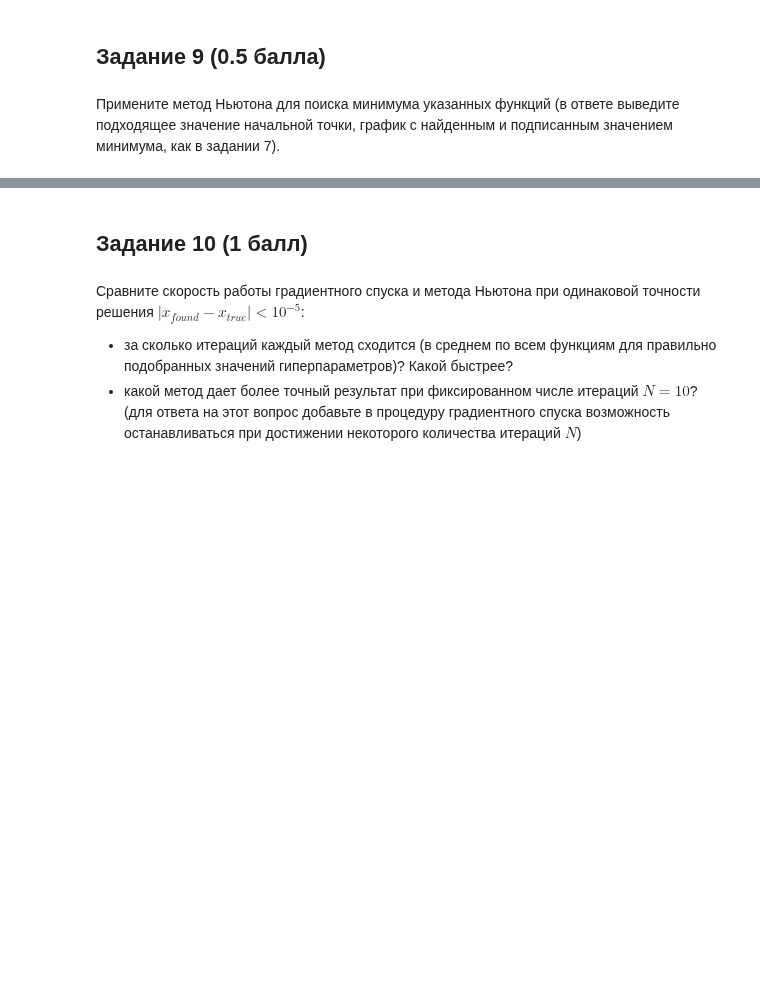
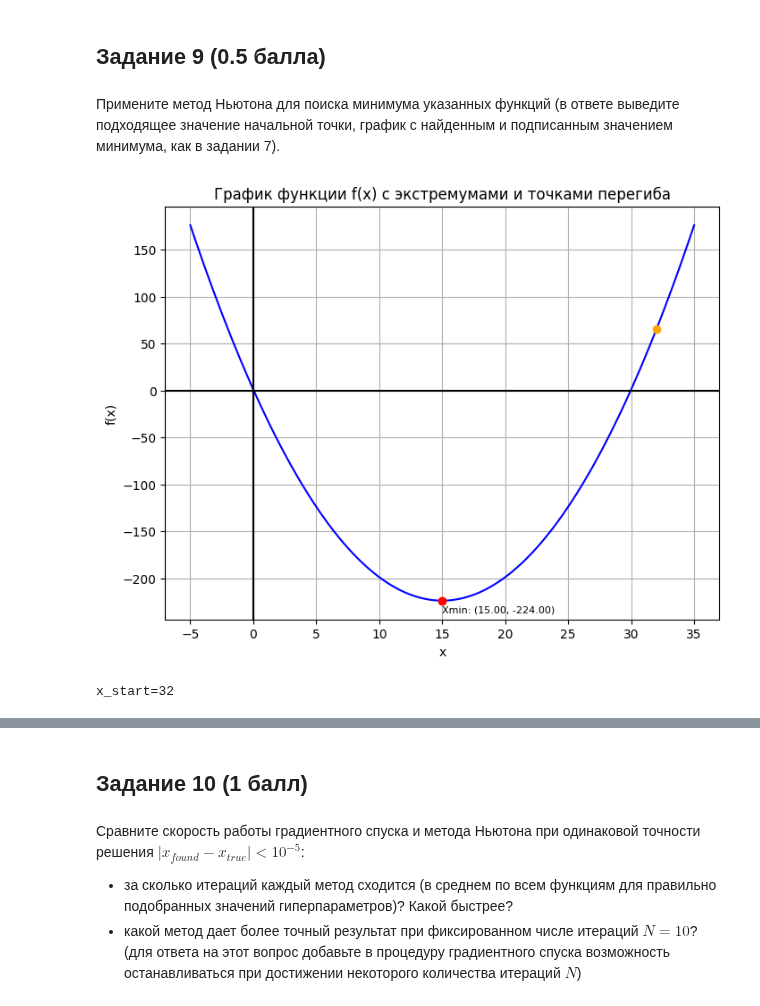
Before and after one commit to vasilyryabtsev/ml-hse-24-25, a Jupyter notebook: HW2_GD/ai_hw2_gd_base.ipynb, the cells around one changed output, grey strips where cells are left out. Saved outputs shown, nothing was run; the diff lists cells and outputs as text; code cells hidden in the pictures; blank space fills up the shorter version.

```diff
--- a/HW2_GD/ai_hw2_gd_base.ipynb
+++ b/HW2_GD/ai_hw2_gd_base.ipynb
@@ -346,7 +346,10 @@ def gradient_descent(func, x_start, learning_rate, epsilon, num_iterations, delt
 (Постарайтесь сделать реализацию графика в виде функции, чтобы оптимизировать процесс. Потом функция понадобится вам в задании 9, но это не обязательное требование).
 - [ ] если такой точки у функции нет, поясните это текстом при помощи Markdown
 # %%
-def plot_gd(func, xmin, trace, ha='left', va='top', va_delta=0):
+def plot_op(func, xmin, trace, ha='left', va='top', va_delta=0):
+    '''
+    Строит график работы метода оптимизации.
+    '''
     plots[func]()
     trace_values = [func(x) for x in trace]
 
@@ -398,9 +401,9 @@ x_start=-4; learning_rate=0.05
 x_start = 1.47
 learning_rate = 0.00001
 
-xmin, trace = gradient_descent(j, x_start, learning_rate, 0.00001, 1000, 0.01)
+xmin, trace = gradient_descent(j, x_start, learning_rate, epsilon=0.00001, num_iterations=1000, delta=0.001)
 
-plot_gd(j, xmin, trace, va_delta=-20)
+plot_op(j, xmin, trace, va_delta=-20)
 
 plt.xlim([0.2, 1.6])
 
@@ -426,0 +462,13 @@ x_start=1.47; learning_rate=1e-05
+# %%
+x_start = 32
+
+xmin, trace = newton_method(f, x_start, epsilon=0.01, delta=0.001)
+
+plot_op(f, xmin, trace, va_delta=-5)
+
+plt.show()
+
+print(f'{x_start=}')
+# %% [output]
+[figure, added]
+x_start=32
```
Also changed, not shown: parts of 25 cells of this notebook.
